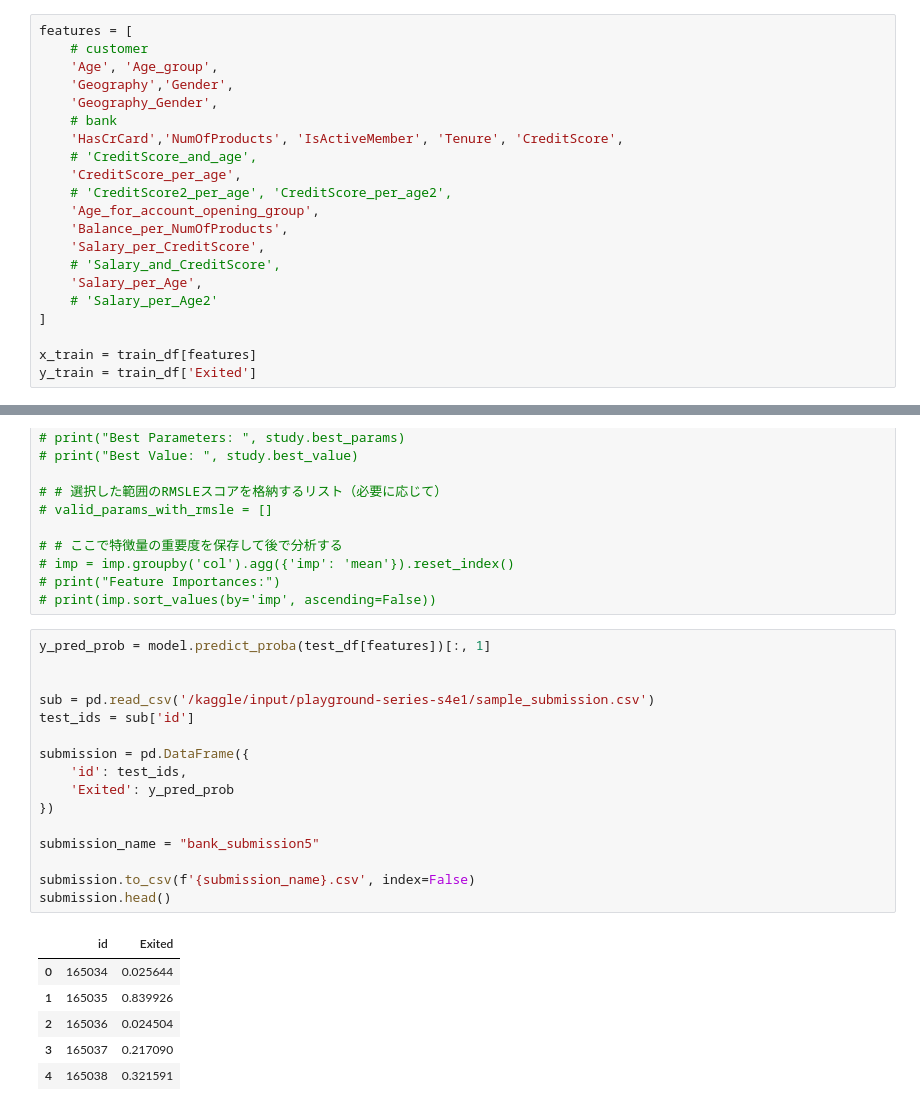
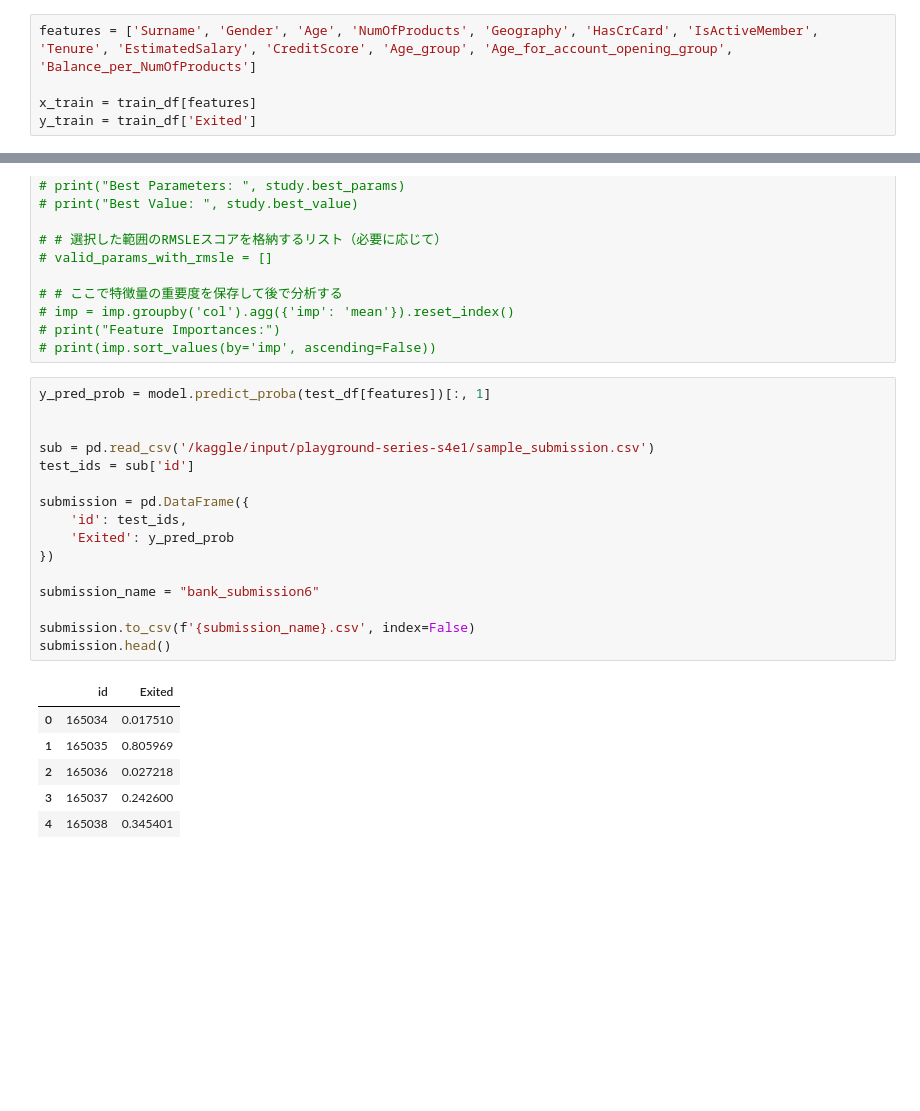
Before and after one commit to skyshine460/Binary-Classification-with-a-Bank-Churn-Dataset, a Jupyter notebook: notebookf7f7e4f5c0.ipynb, the cells around one changed output, grey strips where cells are left out. Saved outputs shown, nothing was run; the diff lists cells and outputs as text; blank space fills up the shorter version.

```diff
--- a/notebookf7f7e4f5c0.ipynb
+++ b/notebookf7f7e4f5c0.ipynb
@@ -635,23 +635,7 @@ plot_histograms(train_df, 'Salary_per_Age2', bins=100)
 # %% [markdown]
 # モデル用データセット
 # %%
-features = [
-    # customer
-    'Age', 'Age_group',
-    'Geography','Gender',
-    'Geography_Gender',
-    # bank
-    'HasCrCard','NumOfProducts', 'IsActiveMember', 'Tenure', 'CreditScore',
-    # 'CreditScore_and_age',
-    'CreditScore_per_age',
-    # 'CreditScore2_per_age', 'CreditScore_per_age2',
-    'Age_for_account_opening_group',
-    'Balance_per_NumOfProducts',
-    'Salary_per_CreditScore',
-    # 'Salary_and_CreditScore',
-    'Salary_per_Age',
-    # 'Salary_per_Age2'
-]
+features = ['Surname', 'Gender', 'Age', 'NumOfProducts', 'Geography', 'HasCrCard', 'IsActiveMember', 'Tenure', 'EstimatedSalary', 'CreditScore', 'Age_group', 'Age_for_account_opening_group', 'Balance_per_NumOfProducts']
 
 x_train = train_df[features]
 y_train = train_df['Exited']
@@ -940,23 +921,23 @@ plt.show()
 # %%
 y_pred_prob = model.predict_proba(test_df[features])[:, 1]
 
 
 sub = pd.read_csv('/kaggle/input/playground-series-s4e1/sample_submission.csv')
 test_ids = sub['id']
 
 submission = pd.DataFrame({
     'id': test_ids,
     'Exited': y_pred_prob
 })
 
-submission_name = "bank_submission5"
+submission_name = "bank_submission6"
 
 submission.to_csv(f'{submission_name}.csv', index=False)
 submission.head()
 # %% [output]
 |  | id | Exited |
-| 0 | 165034 | 0.025644 |
-| 1 | 165035 | 0.839926 |
-| 2 | 165036 | 0.024504 |
-| 3 | 165037 | 0.217090 |
-| 4 | 165038 | 0.321591 |
+| 0 | 165034 | 0.017510 |
+| 1 | 165035 | 0.805969 |
+| 2 | 165036 | 0.027218 |
+| 3 | 165037 | 0.242600 |
+| 4 | 165038 | 0.345401 |
```
Also changed, not shown: parts of 6 cells of this notebook.
